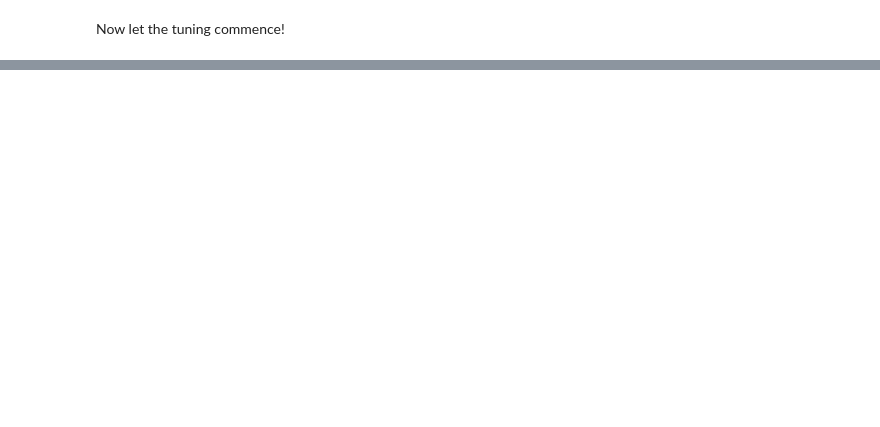
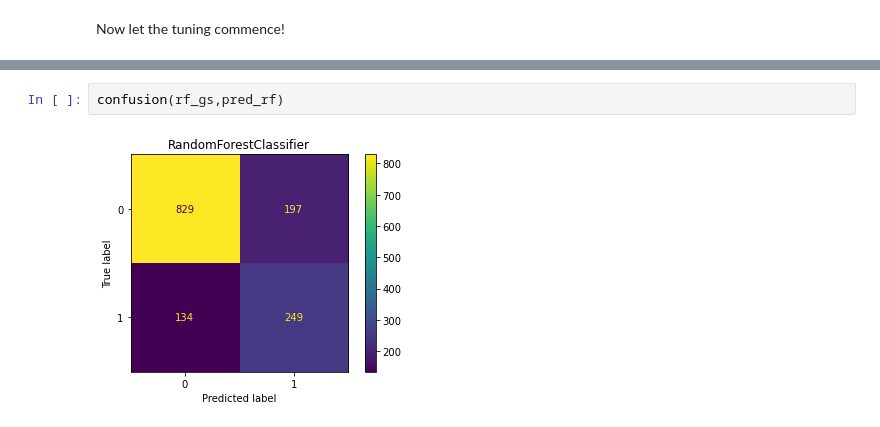
Before and after one commit to DavidM199/MLE_Portfolio_Project, a Jupyter notebook: portfolio_project.ipynb, the cells around one changed output, grey strips where cells are left out. Drawn from its saved outputs; the diff is of its cells as text; blank space fills up the shorter version.

```diff
--- a/portfolio_project.ipynb
+++ b/portfolio_project.ipynb
@@ -323,3 +344,7 @@ weighted avg       0.79      0.79      0.79      1409
+# %%
+confusion(rf_gs,pred_rf)
+# %% [output]
+[figure, added]
 # %%
 knn_gs = KNeighborsClassifier()
 knn_search_space=[{
```
Also changed, not shown: parts of 18 cells of this notebook.
